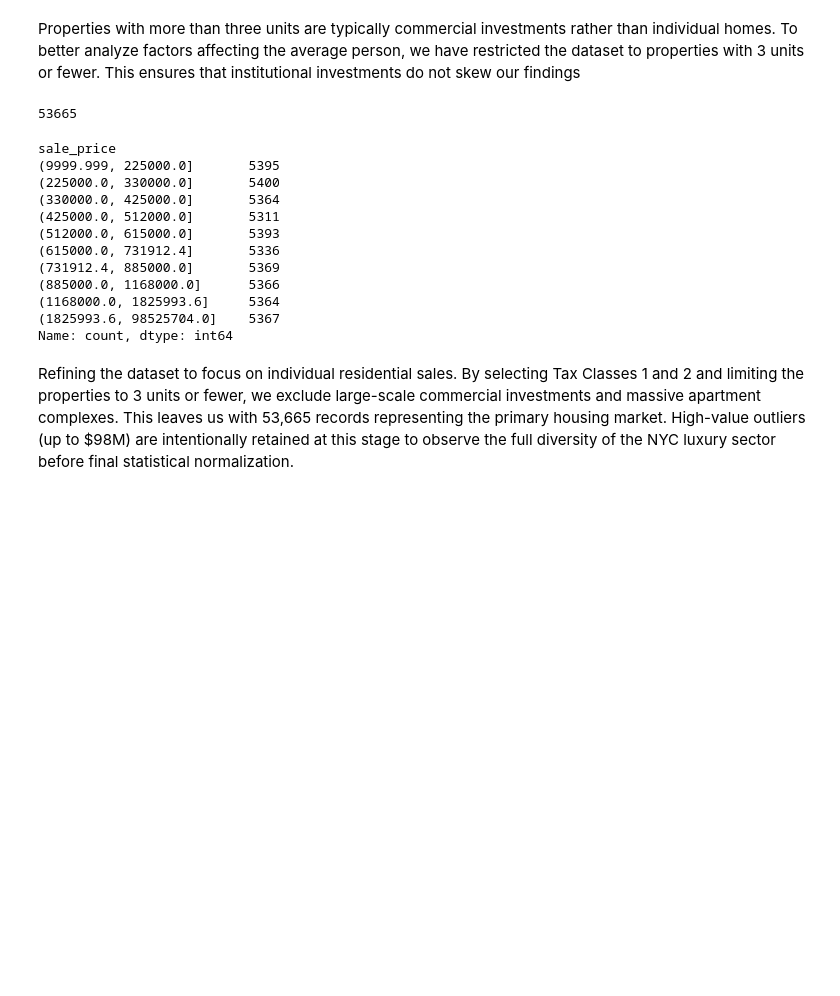
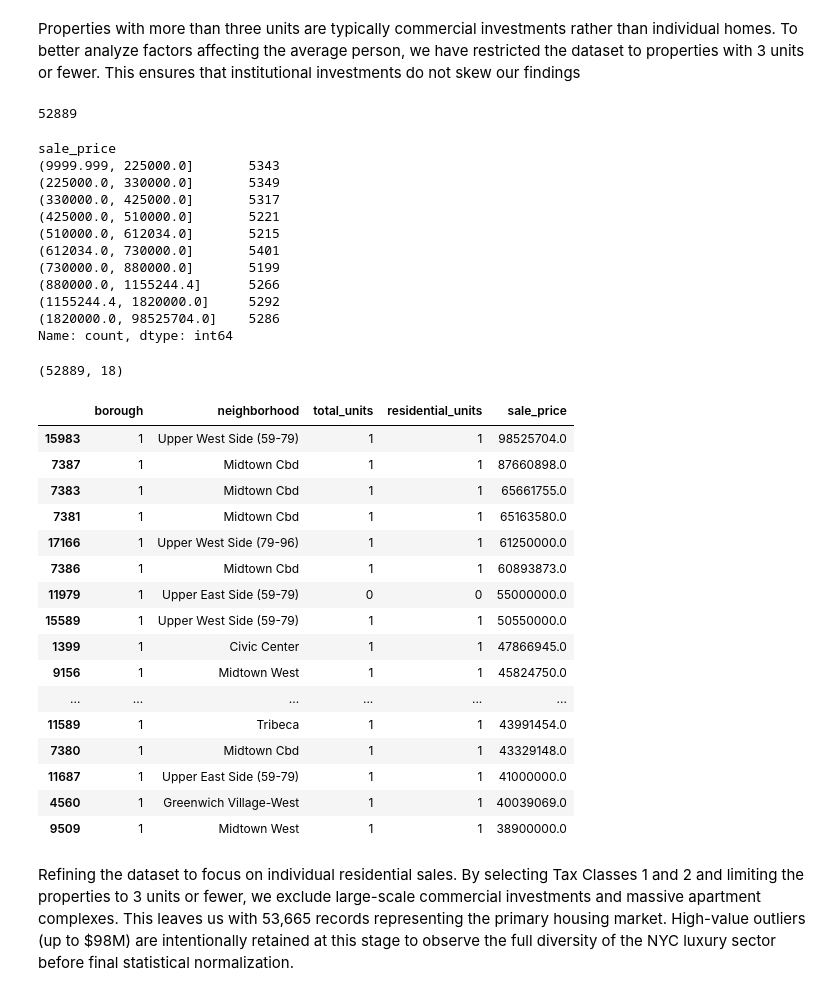
Before and after one commit to radinelageorgieva/Data-Science, a Jupyter notebook: FinalProject.ipynb, the cells around one changed output. Cells and saved outputs as stored; diff of their text form; code cells hidden in the pictures; blank space fills up the shorter version.

```diff
--- a/FinalProject.ipynb
+++ b/FinalProject.ipynb
@@ -256,0 +259,2 @@ nyc_dataset = nyc_dataset[nyc_dataset['tax_class_at_time_of_sale'].isin([1, 2])]
+# %%
+nyc_dataset = nyc_dataset[nyc_dataset['commercial_units'] == 0]
@@ -261,22 +269,48 @@ nyc_dataset = nyc_dataset[nyc_dataset.total_units <= 3].copy()
 # %%
 len(nyc_dataset)
 # %% [output]
-53665
+52889
 # %%
 pd.qcut(nyc_dataset['sale_price'], 10).value_counts().sort_index()
 # %% [output]
 sale_price
-(9999.999, 225000.0]       5395
-(225000.0, 330000.0]       5400
-(330000.0, 425000.0]       5364
-(425000.0, 512000.0]       5311
-(512000.0, 615000.0]       5393
-(615000.0, 731912.4]       5336
-(731912.4, 885000.0]       5369
-(885000.0, 1168000.0]      5366
-(1168000.0, 1825993.6]     5364
-(1825993.6, 98525704.0]    5367
+(9999.999, 225000.0]       5343
+(225000.0, 330000.0]       5349
+(330000.0, 425000.0]       5317
+(425000.0, 510000.0]       5221
+(510000.0, 612034.0]       5215
+(612034.0, 730000.0]       5401
+(730000.0, 880000.0]       5199
+(880000.0, 1155244.4]      5266
+(1155244.4, 1820000.0]     5292
+(1820000.0, 98525704.0]    5286
 Name: count, dtype: int64
+# %%
+nyc_dataset.shape
+# %% [output]
+(52889, 18)
+# %%
+top_20_expensive = nyc_dataset.sort_values(by='sale_price', ascending=False).iloc[0:20]
+# %%
+top_20_expensive[['borough', 'neighborhood', 'total_units', 'residential_units', 'sale_price']]
+# %% [output]
+|  | borough | neighborhood | total_units | residential_units | sale_price |
+| 15983 | 1 | Upper West Side (59-79) | 1 | 1 | 98525704.0 |
+| 7387 | 1 | Midtown Cbd | 1 | 1 | 87660898.0 |
+| 7383 | 1 | Midtown Cbd | 1 | 1 | 65661755.0 |
+| 7381 | 1 | Midtown Cbd | 1 | 1 | 65163580.0 |
+| 17166 | 1 | Upper West Side (79-96) | 1 | 1 | 61250000.0 |
+| 7386 | 1 | Midtown Cbd | 1 | 1 | 60893873.0 |
+| 11979 | 1 | Upper East Side (59-79) | 0 | 0 | 55000000.0 |
+| 15589 | 1 | Upper West Side (59-79) | 1 | 1 | 50550000.0 |
+| 1399 | 1 | Civic Center | 1 | 1 | 47866945.0 |
+| 9156 | 1 | Midtown West | 1 | 1 | 45824750.0 |
+| ... | ... | ... | ... | ... | ... |
+| 11589 | 1 | Tribeca | 1 | 1 | 43991454.0 |
+| 7380 | 1 | Midtown Cbd | 1 | 1 | 43329148.0 |
+| 11687 | 1 | Upper East Side (59-79) | 1 | 1 | 41000000.0 |
+| 4560 | 1 | Greenwich Village-West | 1 | 1 | 40039069.0 |
+| 9509 | 1 | Midtown West | 1 | 1 | 38900000.0 |
 # %% [markdown]
 Refining the dataset to focus on individual residential sales. By selecting Tax Classes 1 and 2 and limiting the properties to 3 units or fewer, we exclude large-scale commercial investments and massive apartment complexes. This leaves us with 53,665 records representing the primary housing market. High-value outliers (up to $98M) are intentionally retained at this stage to observe the full diversity of the NYC luxury sector before final statistical normalization.
 # %% [markdown]
```
Also changed, not shown: parts of 26 cells of this notebook.
